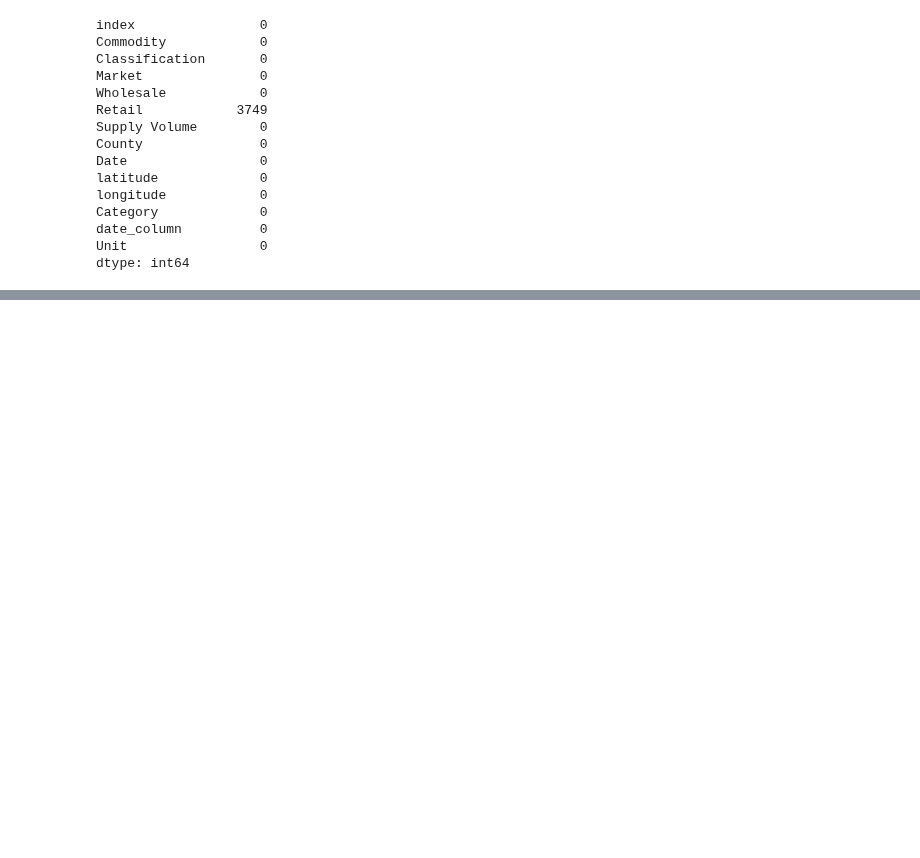
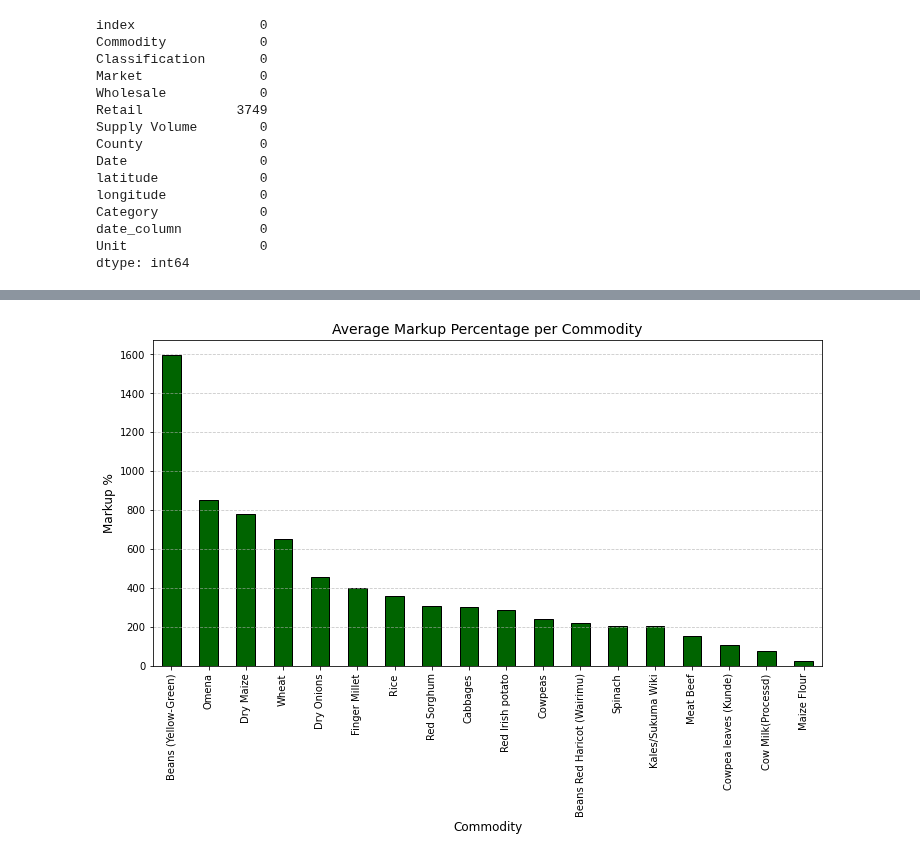
Before and after one commit to Logan-BCM/AgriPriceForecast-Kenya, a Jupyter notebook: Project.ipynb, the cells around one changed output, grey strips where cells are left out. Drawn from its saved outputs; the diff is of its cells as text; code cells hidden in the pictures; blank space fills up the shorter version.

```diff
--- a/Project.ipynb
+++ b/Project.ipynb
@@ -733,0 +786,21 @@ dtype: int64
+# %%
+
+# Calculate the markup percentage
+products_df['Markup %'] = ((products_df['Retail'] - products_df['Wholesale']) / products_df['Wholesale']) * 100
+
+# Aggregate average markup percentage per commodity
+commodity_markup = products_df.groupby('Commodity')['Markup %'].mean().sort_values(ascending=False)
+
+# Plot markup percentage
+plt.figure(figsize=(12, 6))
+commodity_markup.plot(kind='bar', color='darkgreen', edgecolor='black')
+
+plt.title("Average Markup Percentage per Commodity", fontsize=14)
+plt.xlabel("Commodity", fontsize=12)
+plt.ylabel("Markup %", fontsize=12)
+plt.xticks(rotation=90)
+plt.grid(axis='y', linestyle='--', alpha=0.7)
+
+plt.show()
+# %% [output]
+[figure, added]
```
Also changed, not shown: parts of 15 cells of this notebook.
